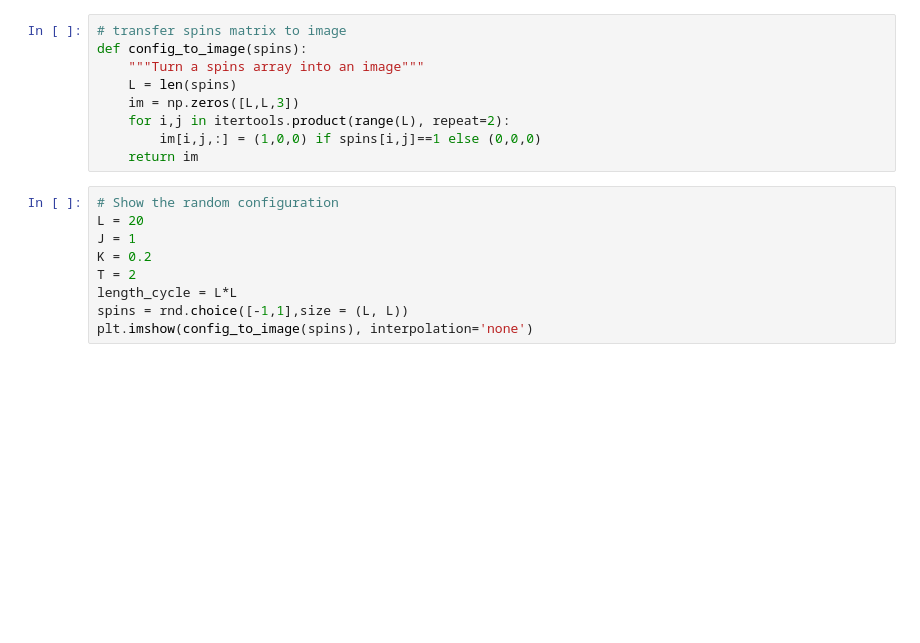
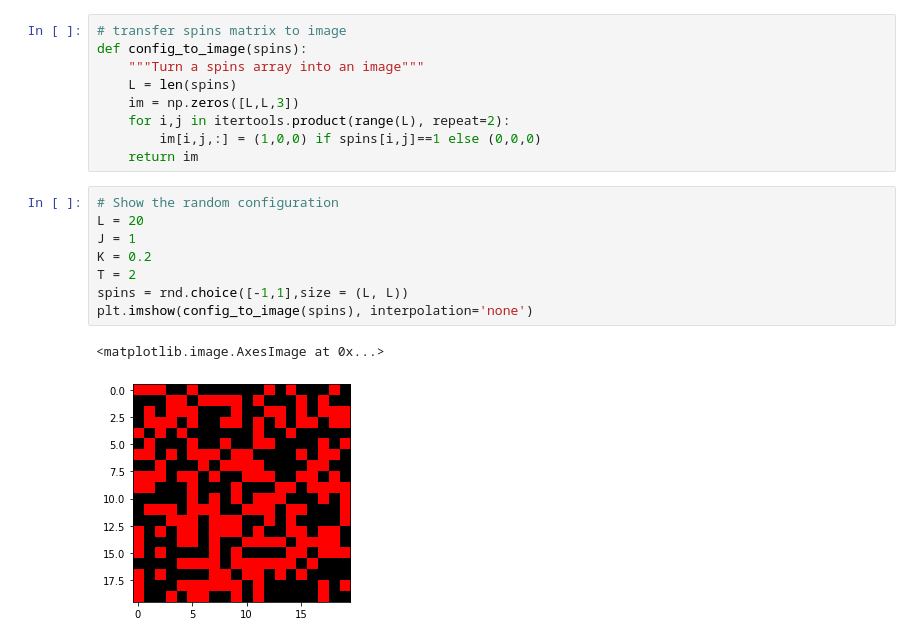
Before and after one commit to JaySchon/PHY571-Project, a Jupyter notebook: Codes/Wolff_update_training.ipynb, the cells around one changed output. Cells and saved outputs as stored; diff of their text form; blank space fills up the shorter version.

```diff
--- a/Codes/Wolff_update_training.ipynb
+++ b/Codes/Wolff_update_training.ipynb
@@ -21,12 +21,14 @@ def config_to_image(spins):
 # %%
 # Show the random configuration
 L = 20
 J = 1
 K = 0.2
 T = 2
-length_cycle = L*L
 spins = rnd.choice([-1,1],size = (L, L))
 plt.imshow(config_to_image(spins), interpolation='none')
+# %% [output]
+<matplotlib.image.AxesImage at 0x...>
+[figure, added]
 # %%
 # test configuration file
 config = Configuration(spins, L, J, K, T)
```
Also changed, not shown: parts of 6 cells of this notebook, 3 other files.
